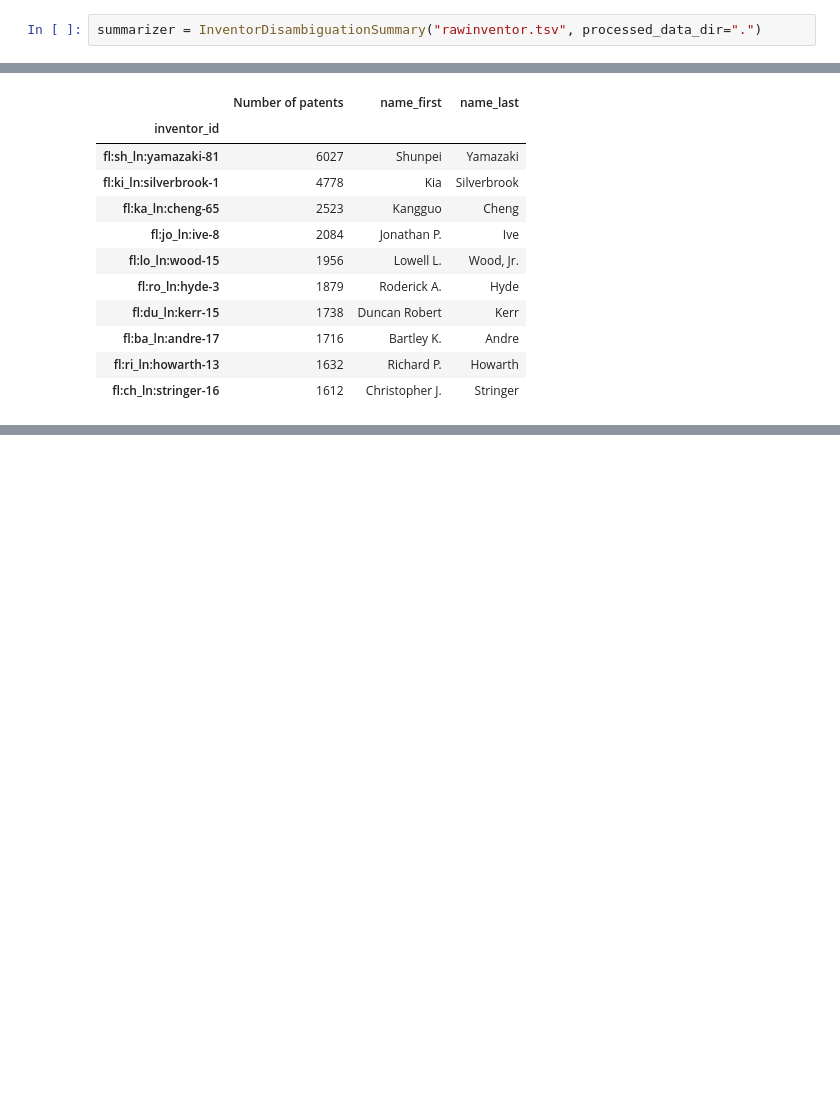
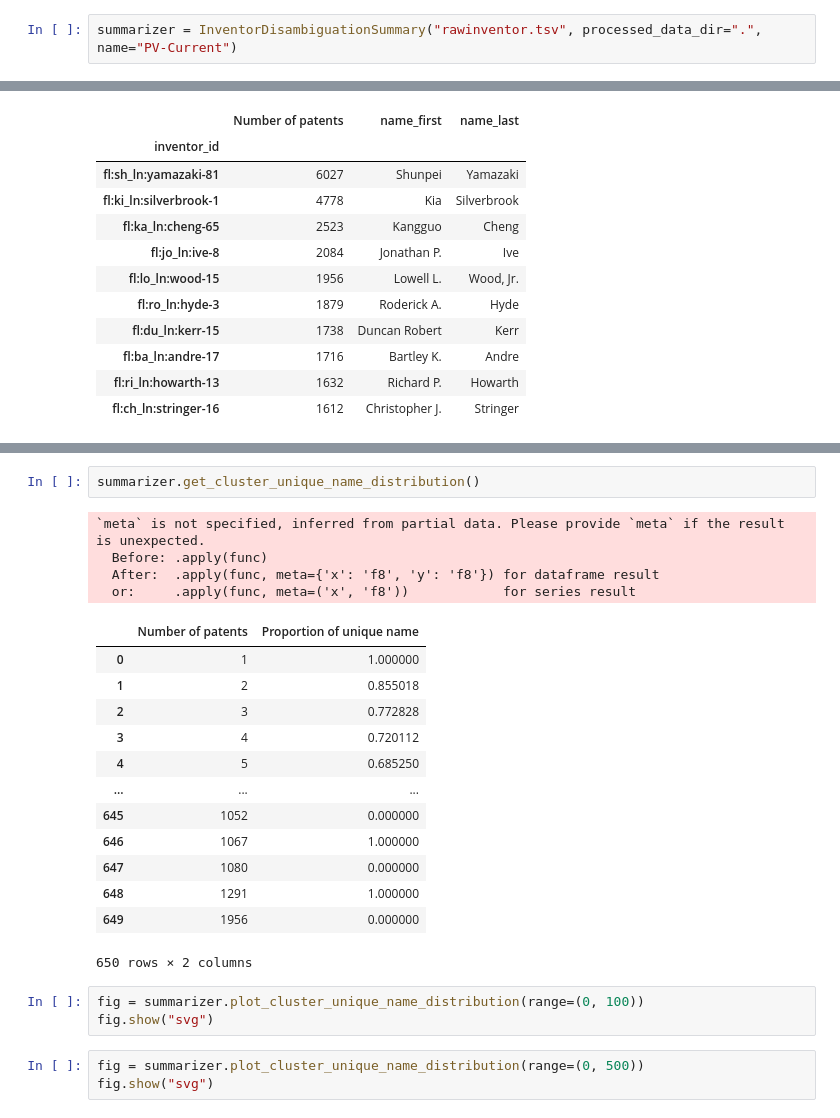
Before and after one commit to PatentsView/PatentsView-Evaluation, a Jupyter notebook: examples/summary/inventor.ipynb, the cells around one changed output, grey strips where cells are left out. Cells and saved outputs as stored; diff of their text form; blank space fills up the shorter version.

Commit message:
Summary statistics - iteration 1

```diff
--- a/examples/summary/inventor.ipynb
+++ b/examples/summary/inventor.ipynb
@@ -43,2 +60,2 @@ The option `processed_data_dir` is set to the home directory in order to save an
 # %%
-summarizer = InventorDisambiguationSummary("rawinventor.tsv", processed_data_dir=".")
+summarizer = InventorDisambiguationSummary("rawinventor.tsv", processed_data_dir=".", name="PV-Current")
@@ -87,0 +133,26 @@ summarizer.get_top_inventors()
+# %%
+summarizer.get_cluster_unique_name_distribution()
+# %% [output]
+`meta` is not specified, inferred from partial data. Please provide `meta` if the result is unexpected.
+  Before: .apply(func)
+  After:  .apply(func, meta={'x': 'f8', 'y': 'f8'}) for dataframe result
+  or:     .apply(func, meta=('x', 'f8'))            for series result
+|  | Number of patents | Proportion of unique name |
+| 0 | 1 | 1.000000 |
+| 1 | 2 | 0.855018 |
+| 2 | 3 | 0.772828 |
+| 3 | 4 | 0.720112 |
+| 4 | 5 | 0.685250 |
+| ... | ... | ... |
+| 645 | 1052 | 0.000000 |
+| 646 | 1067 | 1.000000 |
+| 647 | 1080 | 0.000000 |
+| 648 | 1291 | 1.000000 |
+| 649 | 1956 | 0.000000 |
+650 rows × 2 columns
+# %%
+fig = summarizer.plot_cluster_unique_name_distribution(range=(0, 100))
+fig.show("svg")
+# %%
+fig = summarizer.plot_cluster_unique_name_distribution(range=(0, 500))
+fig.show("svg")
```
Also changed, not shown: parts of 23 cells of this notebook, 3 other files.
